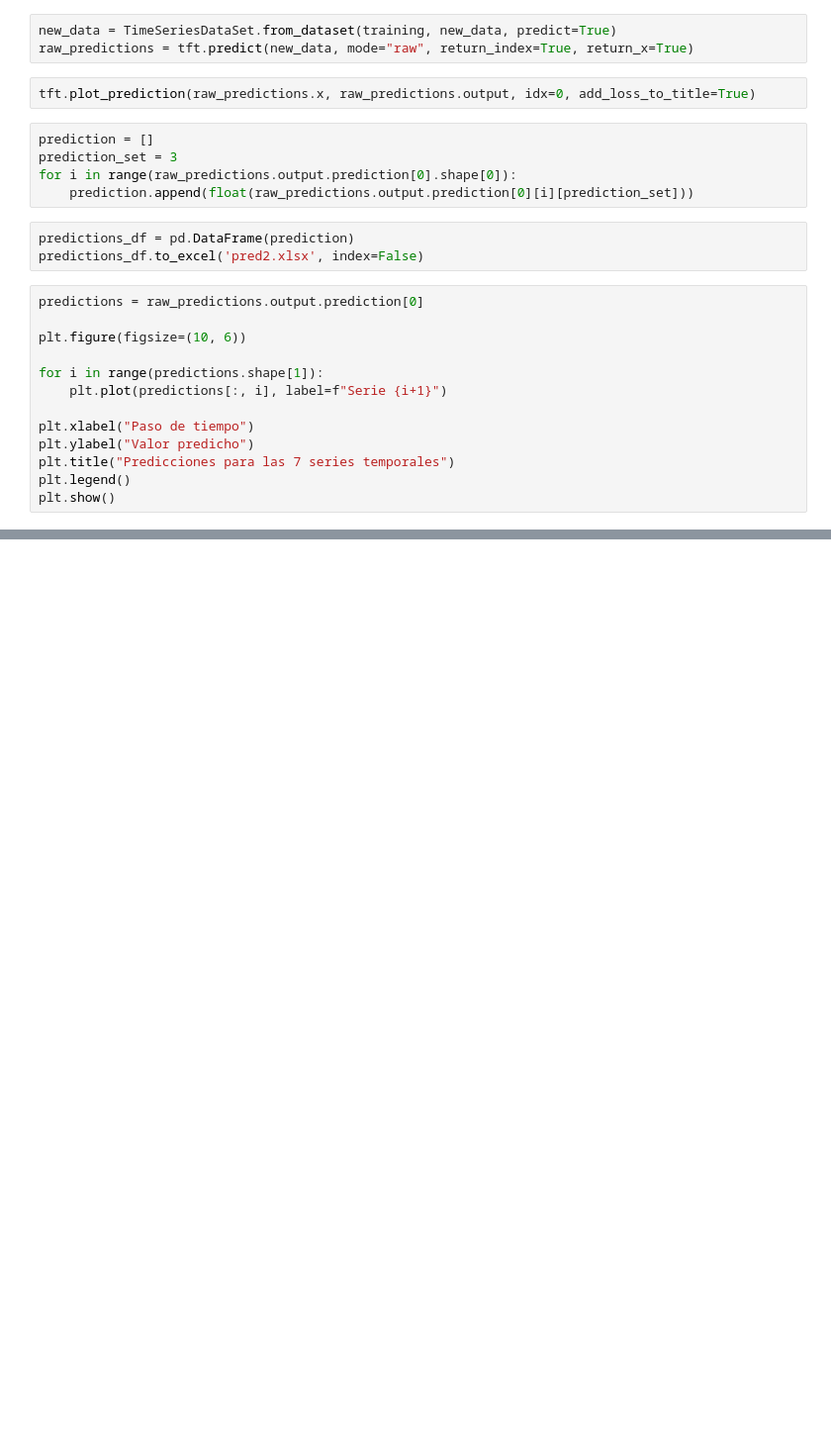
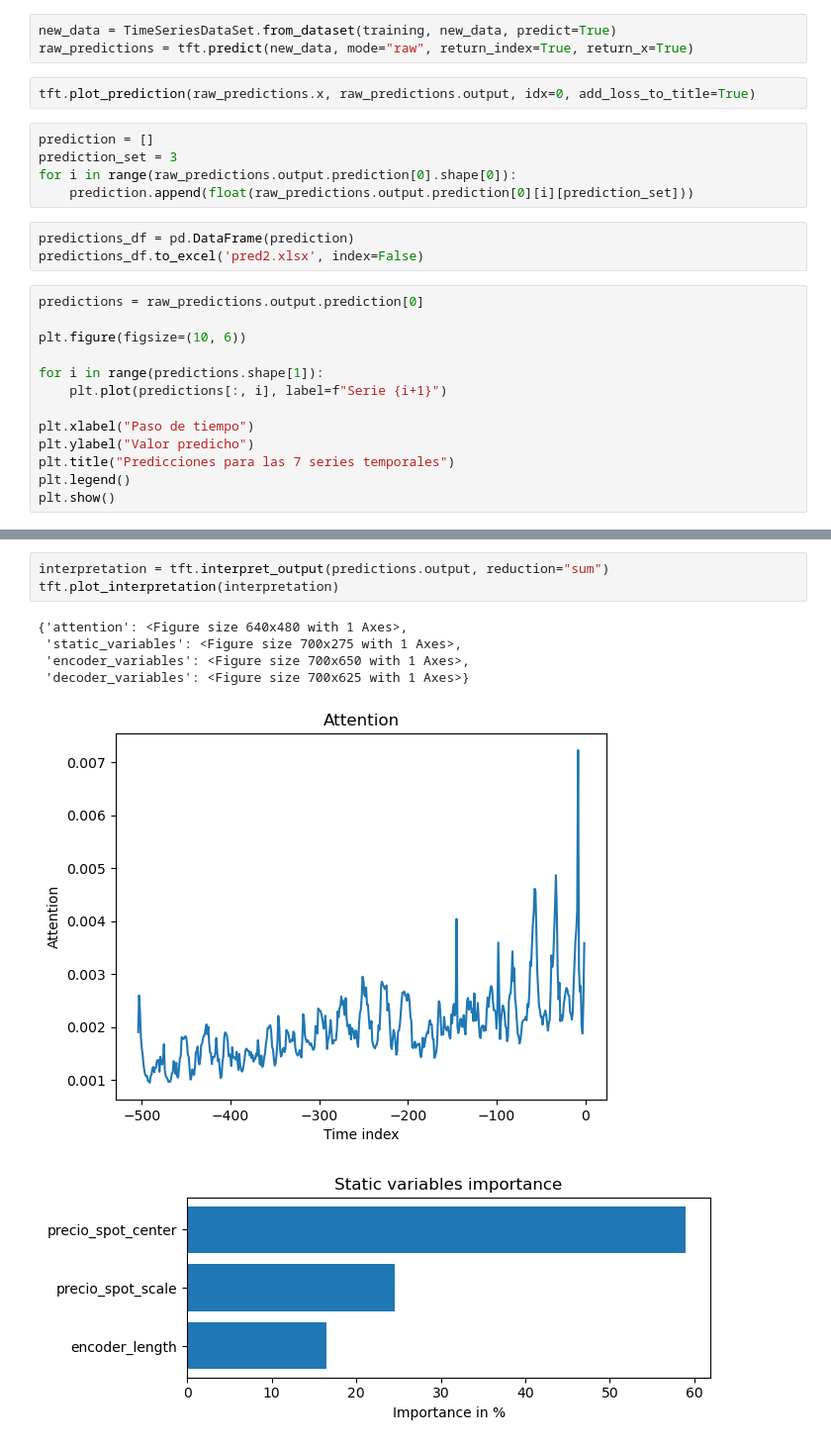
Before and after one commit to MrGG14/Electricity-Price-Forecast-TFT, a Jupyter notebook: src/TFT.ipynb, the cells around one changed output, grey strips where cells are left out. Shown at 99% size. Drawn from its saved outputs; the diff is of its cells as text; blank space fills up the shorter version.

```diff
--- a/src/TFT.ipynb
+++ b/src/TFT.ipynb
@@ -422,0 +450,10 @@ plt.show()
+# %%
+interpretation = tft.interpret_output(predictions.output, reduction="sum")
+tft.plot_interpretation(interpretation)
+# %% [output]
+{'attention': <Figure size 640x480 with 1 Axes>,
+ 'static_variables': <Figure size 700x275 with 1 Axes>,
+ 'encoder_variables': <Figure size 700x650 with 1 Axes>,
+ 'decoder_variables': <Figure size 700x625 with 1 Axes>}
+[figure, added]
+[figure, added]
```
Also changed, not shown: parts of 24 cells of this notebook, 30 other files.
